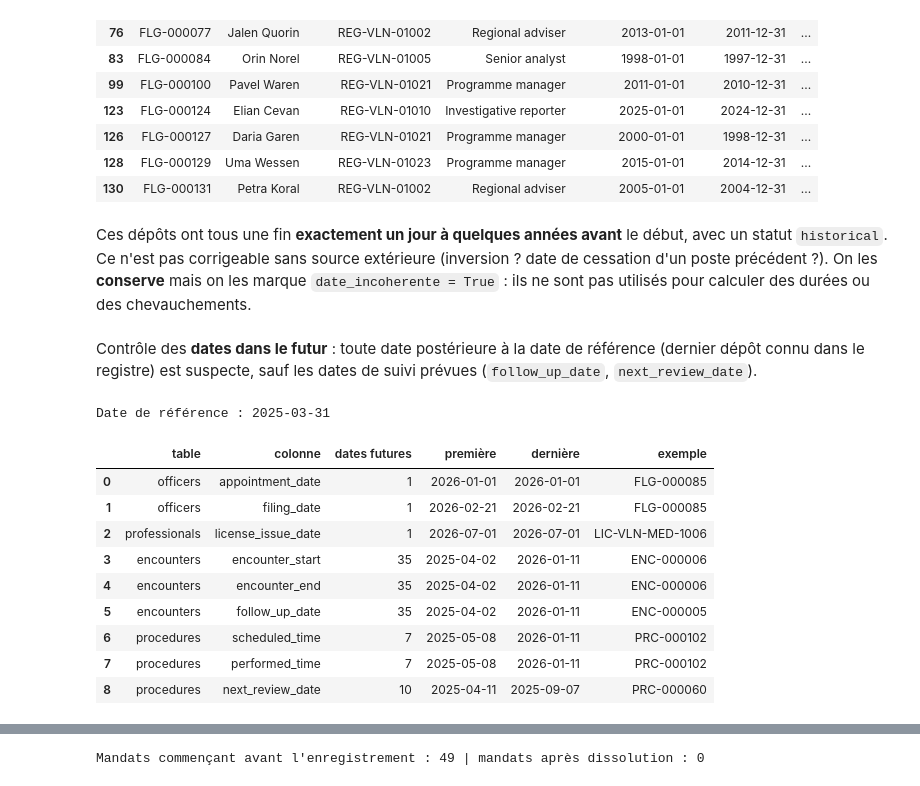
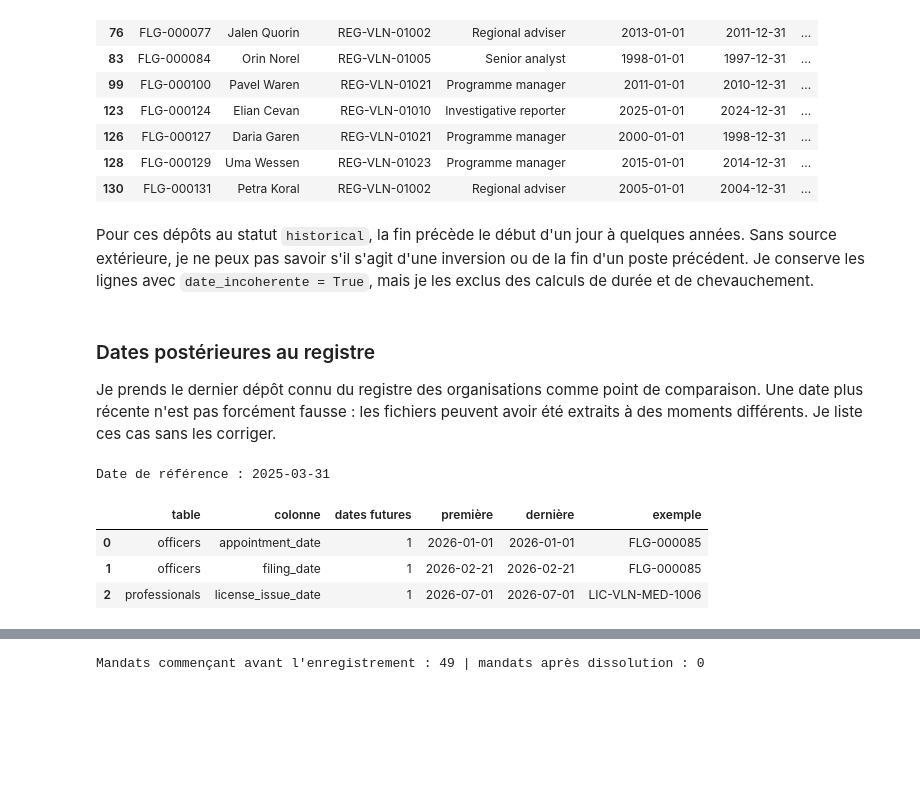
Before and after one commit to JLFoxii/20262027-UE-DataMining-Project, a Jupyter notebook: 02_registres_et_reseau.ipynb, the cells around one changed output, grey strips where cells are left out. Cells and saved outputs as stored; diff of their text form; code cells hidden in the pictures; blank space fills up the shorter version.

```diff
--- a/02_registres_et_reseau.ipynb
+++ b/02_registres_et_reseau.ipynb
@@ -47,10 +34,6 @@ FILES = {
     "appointments": "public_records/public_appointments.csv",
     "professionals": "public_records/licensed_professionals.csv",
     "facilities": "public_records/licensed_facilities.csv",
-    "encounters": "health/clinical_encounters.csv",
-    "procedures": "health/clinical_procedures.csv",
-    "partners": "logistics/erp_business_partners.csv",
-    "erp_facilities": "logistics/erp_facilities.csv",
 }
 
 # tout lire en texte pour controler soi-meme les conversions de dates et de nombres
@@ -149,0 +160,9 @@ specialty                  1
+# %%
+for name in raw:
+    for col in raw[name].columns:
+        if ("date" in col or col in ["appointment_start", "appointment_end", "license_start", "license_end"]):
+            values = raw[name][col].dropna()
+            unusual = values[~values.str.match(r"^\d{4}-\d{2}-\d{2}")]
+            if (len(unusual) > 0):
+                print(name, col, ":", unusual.head(3).tolist())
+display(raw["officers"]["birth_year_or_age_band"].drop_duplicates().head(8))
@@ -322,7 +360,7 @@ officers = officers.drop_duplicates(subset=dup_cols, keep="first").reset_index(d
 clean["officers"] = officers
 
 missing = []
-for name in ["entities", "officers", "appointments", "professionals", "facilities", "partners"]:
+for name in FILES:
     df = clean[name]
     for col in df.columns:
         n = int(df[col].isna().sum())
@@ -386,43 +425,46 @@ Mandats avec fin < début : 9 dépôts, 0 nominations
 | 128 | FLG-000129 | Uma Wessen | REG-VLN-01023 | Programme manager | 2015-01-01 | 2014-12-31 | ... |
 | 130 | FLG-000131 | Petra Koral | REG-VLN-01002 | Regional adviser | 2005-01-01 | 2004-12-31 | ... |
 # %% [markdown]
-Ces dépôts ont tous une fin **exactement un jour à quelques années avant** le début, avec un statut `historical`. Ce n'est pas corrigeable sans source extérieure (inversion ? date de cessation d'un poste précédent ?). On les **conserve** mais on les marque `date_incoherente = True` : ils ne sont pas utilisés pour calculer des durées ou des chevauchements.
+Pour ces dépôts au statut `historical`, la fin précède le début d'un jour à quelques années. Sans source extérieure, je ne peux pas savoir s'il s'agit d'une inversion ou de la fin d'un poste précédent. Je conserve les lignes avec `date_incoherente = True`, mais je les exclus des calculs de durée et de chevauchement.
 # %%
 # on garde ces lignes mais on les marque pour les exclure des calculs de duree
 officers["date_incoherente"] = officers["filing_id"].isin(bad_off["filing_id"])
 appointments["date_incoherente"] = appointments["appointment_record_id"].isin(bad_apt["appointment_record_id"])
 # %% [markdown]
-Contrôle des **dates dans le futur** : toute date postérieure à la date de référence (dernier dépôt connu dans le registre) est suspecte, sauf les dates de suivi prévues (`follow_up_date`, `next_review_date`).
+### Dates postérieures au registre
+
+Je prends le dernier dépôt connu du registre des organisations comme point de comparaison. Une date plus récente n'est pas forcément fausse : les fichiers peuvent avoir été extraits à des moments différents. Je liste ces cas sans les corriger.
 # %%
 # date de reference = dernier depot connu dans le registre des entites
 ref = clean["entities"]["last_filing_date"].max()
 print("Date de référence :", ref.date())
 
-rows = []
-for name in DATE_COLUMNS:
-    df = clean[name]
-    for col in DATE_COLUMNS[name]:
-        future = df[df[col] > ref]
-        if (len(future) > 0):
-            rows.append({
-                "table": name,
-                "colonne": col,
-                "dates futures": len(future),
-                "première": future[col].min().date(),
-                "dernière": future[col].max().date(),
-                "exemple": future.iloc[0, 0]
-            })
-pd.DataFrame(rows)
+def future_dates(names, reference):
+    """
+    Lister les dates posterieures a la reference pour les fichiers examines.
+    """
+    rows = []
+    for name in names:
+        df = clean[name]
+        for col in DATE_COLUMNS[name]:
+            future = df[df[col] > reference]
+            if (len(future) > 0):
+                rows.append({
+                    "table": name,
+                    "colonne": col,
+                    "dates futures": len(future),
+                    "première": future[col].min().date(),
+                    "dernière": future[col].max().date(),
+                    "exemple": future.iloc[0, 0]
+                })
+    return pd.DataFrame(rows)
+
+
+future_dates(raw.keys(), ref)
 # %% [output]
 Date de référence : 2025-03-31
 |  | table | colonne | dates futures | première | dernière | exemple |
 | 0 | officers | appointment_date | 1 | 2026-01-01 | 2026-01-01 | FLG-000085 |
 | 1 | officers | filing_date | 1 | 2026-02-21 | 2026-02-21 | FLG-000085 |
 | 2 | professionals | license_issue_date | 1 | 2026-07-01 | 2026-07-01 | LIC-VLN-MED-1006 |
-| 3 | encounters | encounter_start | 35 | 2025-04-02 | 2026-01-11 | ENC-000006 |
-| 4 | encounters | encounter_end | 35 | 2025-04-02 | 2026-01-11 | ENC-000006 |
-| 5 | encounters | follow_up_date | 35 | 2025-04-02 | 2026-01-11 | ENC-000005 |
-| 6 | procedures | scheduled_time | 7 | 2025-05-08 | 2026-01-11 | PRC-000102 |
-| 7 | procedures | performed_time | 7 | 2025-05-08 | 2026-01-11 | PRC-000102 |
-| 8 | procedures | next_review_date | 10 | 2025-04-11 | 2025-09-07 | PRC-000060 |
 # %% [markdown]
```
Also changed, not shown: parts of 82 cells of this notebook, 1 other file.
